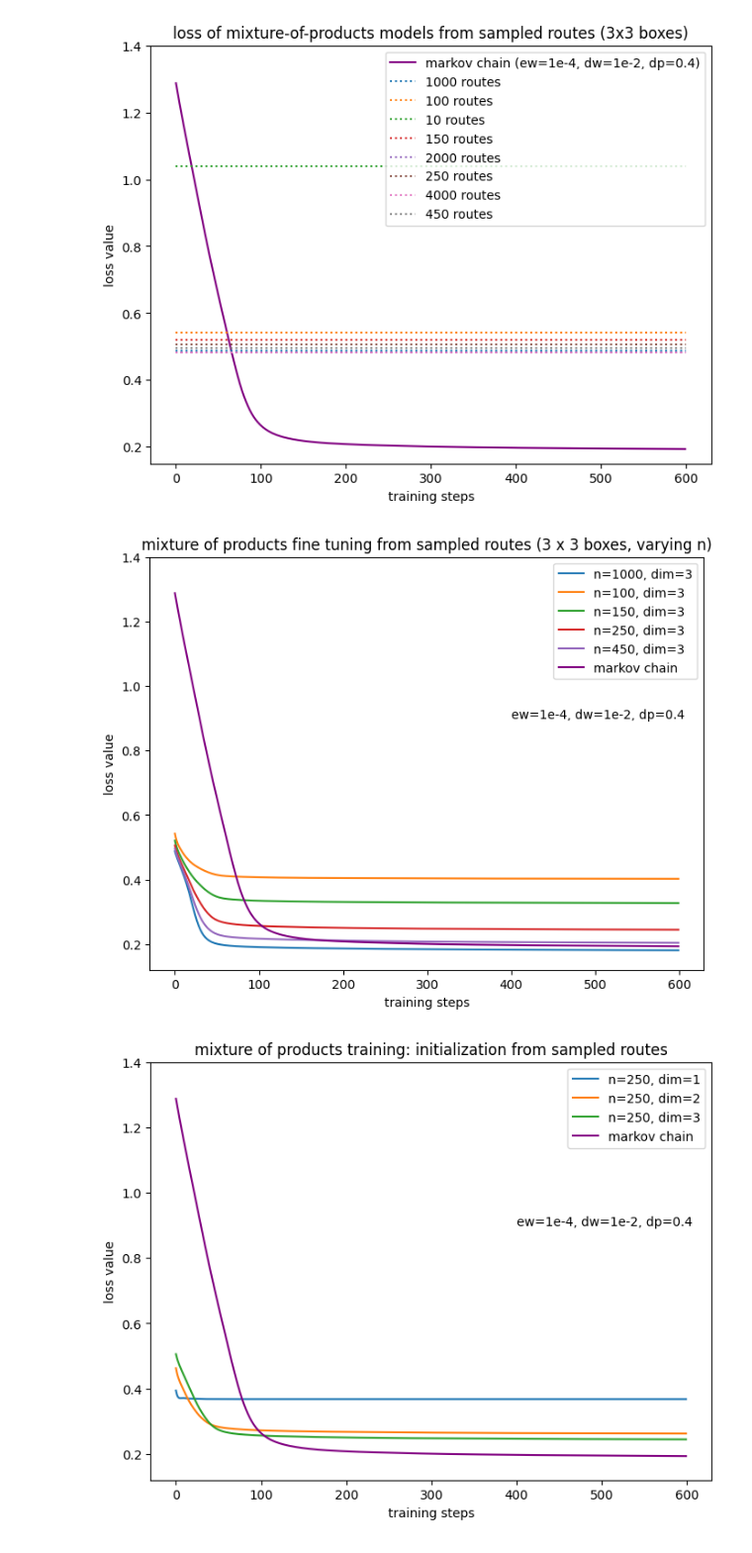
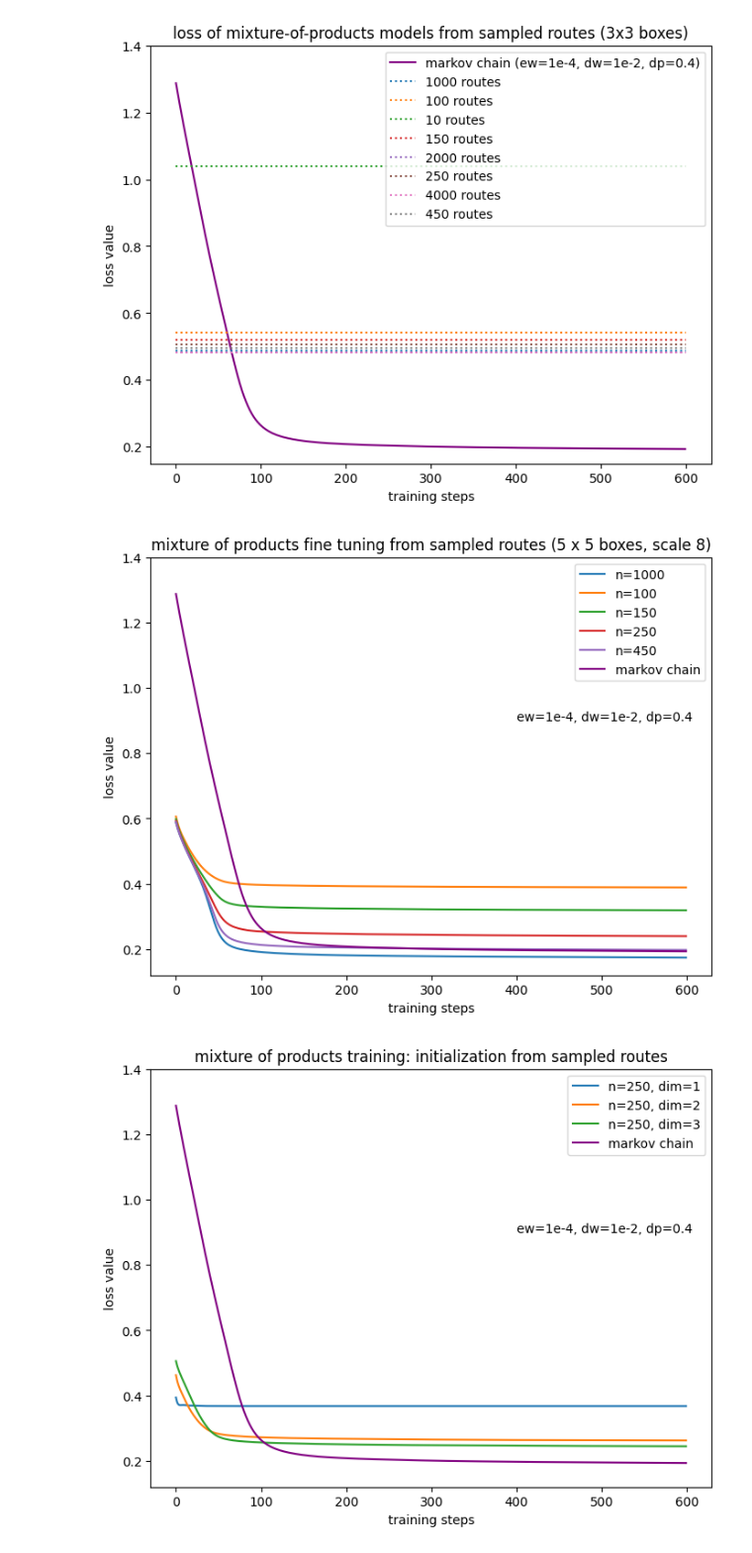
Before and after one commit to jacobe90/birdflow_mixture_of_products, a Jupyter notebook: visualizations.ipynb, the cells around one changed output. Shown at 99% size. Drawn from its saved outputs; the diff is of its cells as text; code cells hidden in the pictures.

```diff
--- a/visualizations.ipynb
+++ b/visualizations.ipynb
@@ -87,47 +87,49 @@ import numpy as np
 from matplotlib import pyplot as plt
 
 losses = {}
-box_size = 3
+box_size = 5
+box_scale = 8
 storage_dir = "/work/pi_drsheldon_umass_edu/birdflow_modeling/jacob_independent_study/mixture_of_products/experiments/initialize_with_mc_sampled_components/"
 for fname in list(filter(lambda fname: "losses" in fname, os.listdir(storage_dir))):
     n = int(fname.split('_')[-4].strip('n'))
     dim = int(fname.split('_')[-2].strip('dim'))
+    scale=float(fname.split('_')[-1].strip('scale').strip('.pkl'))
     with open(os.path.join(storage_dir, fname), 'rb') as f:
-        losses[f'{n}_{dim}'] = pickle.load(f)['total']
+        losses[f'{n}_{dim}_{scale}'] = pickle.load(f)['total']
 
 with open('/work/pi_drsheldon_umass_edu/birdflow_modeling/jacob_independent_study/mixture_of_products/experiments/markov_chain_baselines/markov_losses_amewoo_48_obs1.0_ent0.0001_dist0.01_pow0.4.pkl', 'rb') as f:
     markov_losses = pickle.load(f)['total']
 
 fig, ax = plt.subplots(1, 1, figsize=(8, 6))
 
 for key in sorted(losses.keys()):
-    n, dim = list(map(int, key.split('_')))
-    if dim==box_size:
-        ax.plot(losses[key], label=f"n={n}, dim={dim}")
+    n, dim, scale = list(map(float, key.split('_')))
+    if dim==box_size and scale == box_scale:
+        ax.plot(losses[key], label=f"n={int(n)}")
 
 # storage_dir = "/work/pi_drsheldon_umass_edu/birdflow_modeling/jacob_independent_study/mixture_of_products/experiments/mixture_of_products_from_sampled_routes"
 # for fname in os.listdir(storage_dir):
 #     if 'params' in fname:
 #         with open(os.path.join(storage_dir, fname), 'rb') as f:
 #             mop_from_routes_results = pickle.load(f)
 #         n_routes = mop_from_routes_results['n']
 #         ys = np.empty(2)
 #         ys.fill(mop_from_routes_results['losses'][0])
 #         if mop_from_routes_results['radius'] == 1:
 #             ax.plot([0, 600], ys, label=f'{n_routes} routes', linestyle='dotted')
 
 ax.plot(markov_losses, label="markov chain", color="purple")
 ax.legend(loc="upper right")
 ax.set(
     xlabel=f"training steps",
     ylabel=f"loss value",
-    title=f"mixture of products fine tuning from sampled routes ({box_size} x {box_size} boxes, varying n)",
+    title=f"mixture of products fine tuning from sampled routes ({box_size} x {box_size} boxes, scale {box_scale})",
     ylim=(0.12, 1.4)
 )
 ax.text(400, 0.90, "ew=1e-4, dw=1e-2, dp=0.4")
 plt.show()
 # %% [output]
-[figure, old version]
+[figure, new version]
 # %%
 import pickle
 import os
```
Also changed, not shown: 5 other files.
